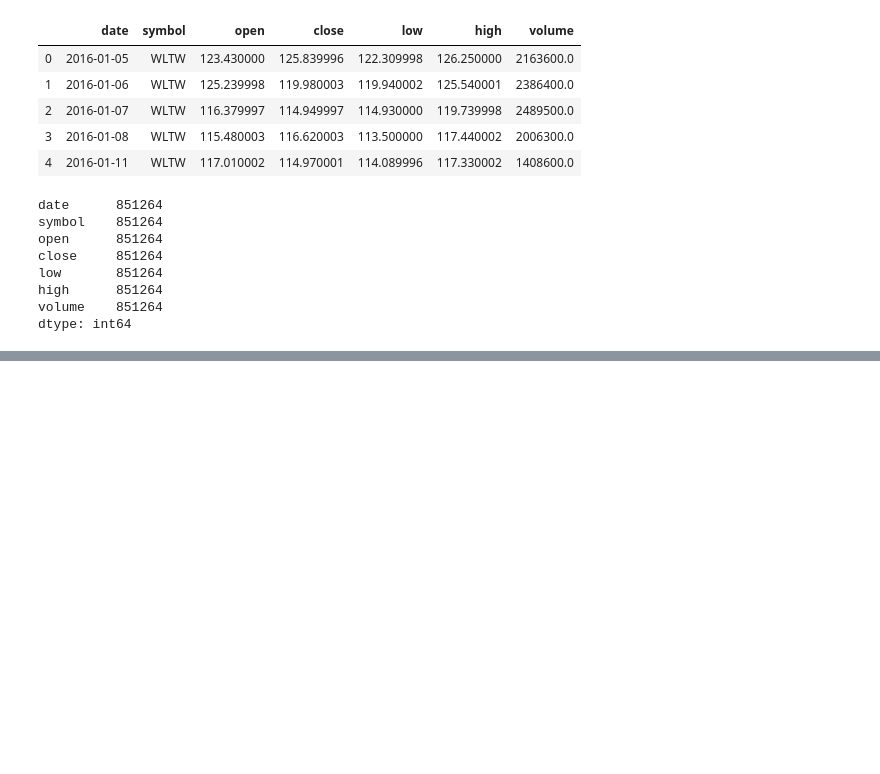
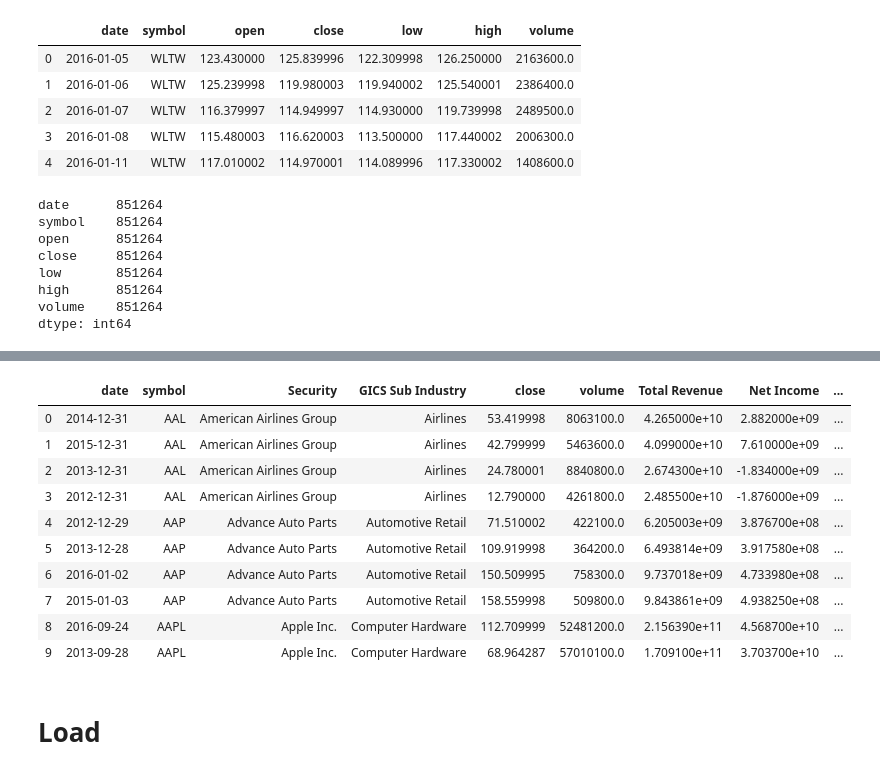
Before and after one commit to alimiacc/ETL-Project, a Jupyter notebook: Stocks_ETL.ipynb, the cells around one changed output, grey strips where cells are left out. Cells and saved outputs as stored; diff of their text form; code cells hidden in the pictures; blank space fills up the shorter version.

```diff
--- a/Stocks_ETL.ipynb
+++ b/Stocks_ETL.ipynb
@@ -155,0 +205,14 @@ merged_fundamentals_price.count()
+# %%
+fundamentals_df['date'] = pd.to_datetime(fundamentals_df['date'], format='%Y-%m-%d')
+prices_df['date'] = pd.to_datetime(prices_df['date'], format='%Y-%m-%d')
+#securities_df['date'] = pd.to_datetime(securities_df['date'], format='%Y-%m-%d')
+#fundamentals_df['date']
+
+#About 25% of fundamental_df dates do not match prices_df dates. Therefore use merge_asof() to
+#find and merge all dates that have not merged. Only needed a search to within 4 days to merge 99% of dates.
+
+stocks_df = pd.merge_asof(fundamentals_df.sort_values('date'), prices_df.sort_values('date'), on='date', by='symbol', tolerance=pd.Timedelta(days=4),allow_exact_matches=False)
+stocks_df = stocks_df.merge(securities_df, on=['symbol'],how='left')
+stocks_df.count()
+
+#type(new[0])
@@ -155,0 +234,22 @@ merged_fundamentals_price.count()
+# %%
+stocks_df = stocks_df.sort_values('symbol', ascending=True, na_position='first')
+stocks_df = stocks_df.loc[(stocks_df['date'] > '2011-01-01')]
+
+new_names = ['date','symbol','Security','GICS Sub Industry','close', 'volume', 'Total Revenue', 'Net Income','Long-Term Debt', 'Capital Expenditures']
+stocks_df = stocks_df[new_names].copy()
+stocks_df.reset_index(drop=True, inplace=True)
+stocks_df.head(10)
+# %% [output]
+|  | date | symbol | Security | GICS Sub Industry | close | volume | Total Revenue | Net Income | ... |
+| 0 | 2014-12-31 | AAL | American Airlines Group | Airlines | 53.419998 | 8063100.0 | 4.265000e+10 | 2.882000e+09 | ... |
+| 1 | 2015-12-31 | AAL | American Airlines Group | Airlines | 42.799999 | 5463600.0 | 4.099000e+10 | 7.610000e+09 | ... |
+| 2 | 2013-12-31 | AAL | American Airlines Group | Airlines | 24.780001 | 8840800.0 | 2.674300e+10 | -1.834000e+09 | ... |
+| 3 | 2012-12-31 | AAL | American Airlines Group | Airlines | 12.790000 | 4261800.0 | 2.485500e+10 | -1.876000e+09 | ... |
+| 4 | 2012-12-29 | AAP | Advance Auto Parts | Automotive Retail | 71.510002 | 422100.0 | 6.205003e+09 | 3.876700e+08 | ... |
+| 5 | 2013-12-28 | AAP | Advance Auto Parts | Automotive Retail | 109.919998 | 364200.0 | 6.493814e+09 | 3.917580e+08 | ... |
+| 6 | 2016-01-02 | AAP | Advance Auto Parts | Automotive Retail | 150.509995 | 758300.0 | 9.737018e+09 | 4.733980e+08 | ... |
+| 7 | 2015-01-03 | AAP | Advance Auto Parts | Automotive Retail | 158.559998 | 509800.0 | 9.843861e+09 | 4.938250e+08 | ... |
+| 8 | 2016-09-24 | AAPL | Apple Inc. | Computer Hardware | 112.709999 | 52481200.0 | 2.156390e+11 | 4.568700e+10 | ... |
+| 9 | 2013-09-28 | AAPL | Apple Inc. | Computer Hardware | 68.964287 | 57010100.0 | 1.709100e+11 | 3.703700e+10 | ... |
+# %% [markdown]
+# Load
```
Also changed, not shown: parts of 14 cells of this notebook.
